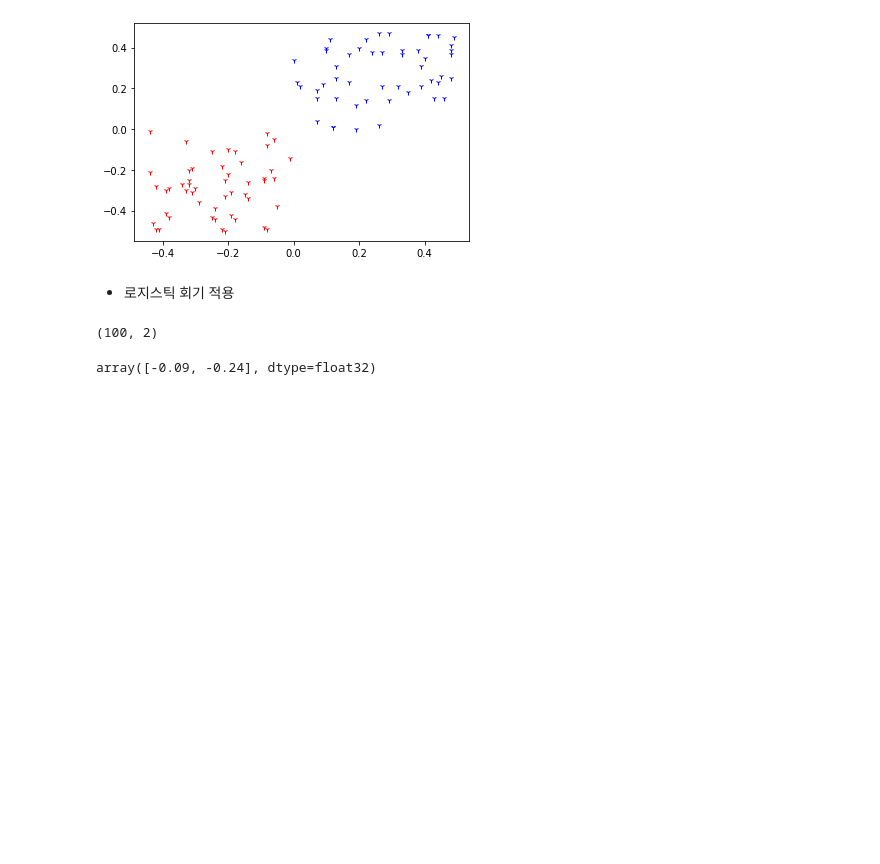
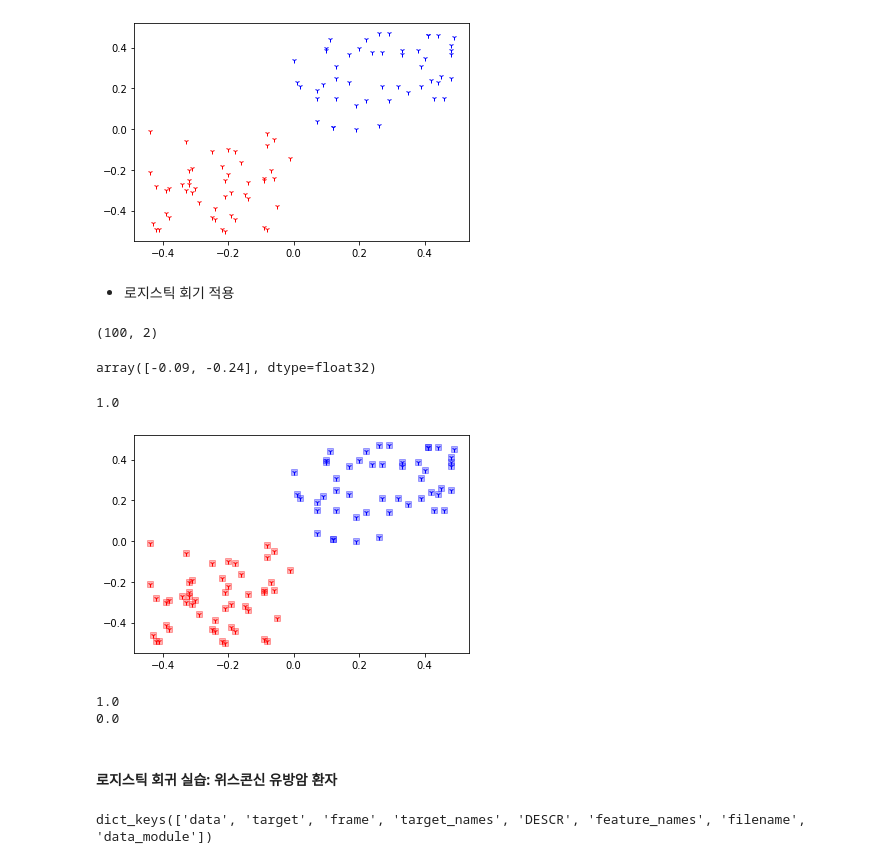
Before and after one commit to toughC/Python_Machine_Learning, a Jupyter notebook: 11_LogisticRegression.ipynb, the cells around one changed output. Drawn from its saved outputs; the diff is of its cells as text; code cells hidden in the pictures; blank space fills up the shorter version.

```diff
--- a/11_LogisticRegression.ipynb
+++ b/11_LogisticRegression.ipynb
@@ -87,0 +86,23 @@ accuracy_score(y,)
+# %%
+accuracy_score(y,pred) # 정확도: 정답을 맞춘 퍼센트율
+# %% [output]
+1.0
+# %%
+# 시각화
+plt.plot(x[y==0][:,0], x[y==0][:, 1], 'r1')
+plt.plot(x[y==1][:,0], x[y==1][:, 1], 'b1')
+
+plt.plot(x[pred==0][:,0], x[pred==0][:, 1], 'rs', alpha=0.3)
+plt.plot(x[pred==1][:,0], x[pred==1][:, 1], 'bs', alpha=0.3)
+
+plt.show()
+# %% [output]
+[figure, added]
+# %%
+print(lr_clf.predict([[0.4, 0.5]])[0])
+print(lr_clf.predict([[-0.5, -0.3]])[0])
+# %% [output]
+1.0
+0.0
+# %% [markdown]
+#### 로지스틱 회귀 실습: 위스콘신 유방암 환자
@@ -87,0 +119,7 @@ accuracy_score(y,)
+# %%
+# 데이터 셋 로드
+from sklearn.datasets import load_breast_cancer
+cancar=load_breast_cancer()
+cancar.keys()
+# %% [output]
+dict_keys(['data', 'target', 'frame', 'target_names', 'DESCR', 'feature_names', 'filename', 'data_module'])
```
Also changed, not shown: parts of 15 cells of this notebook.
